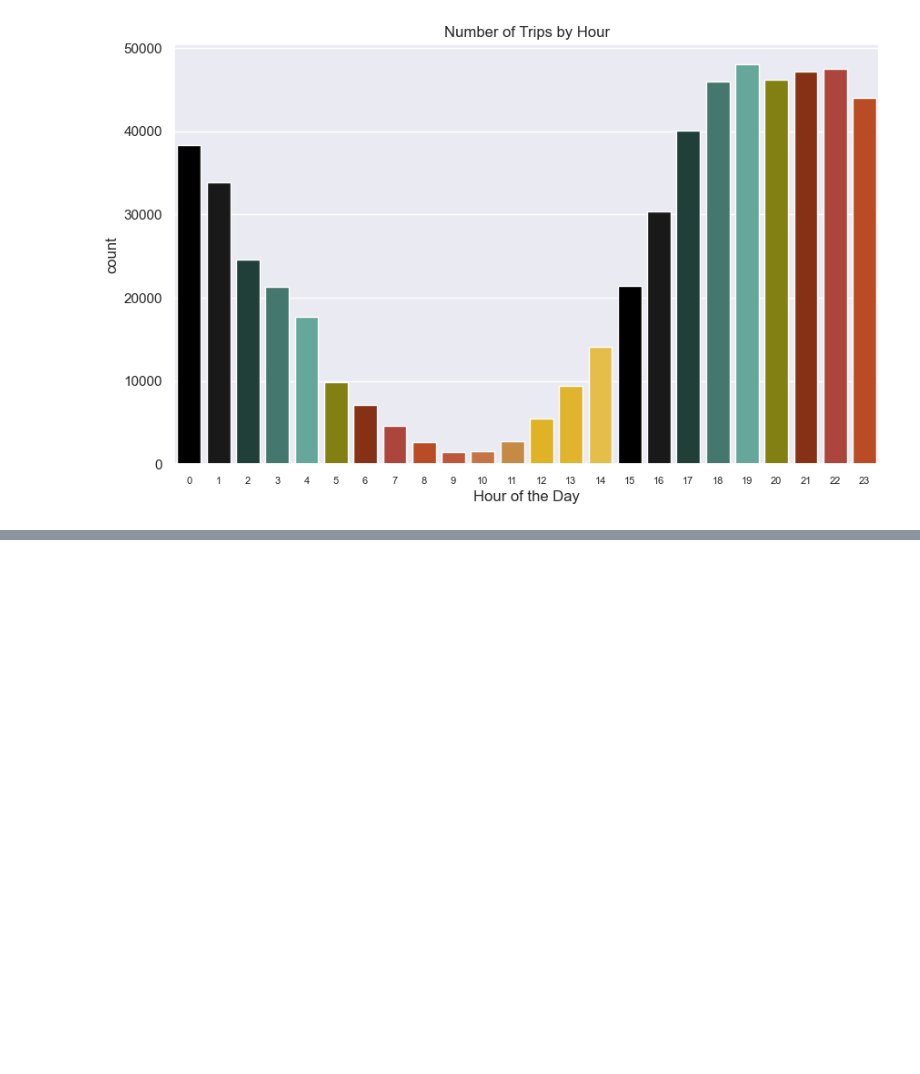
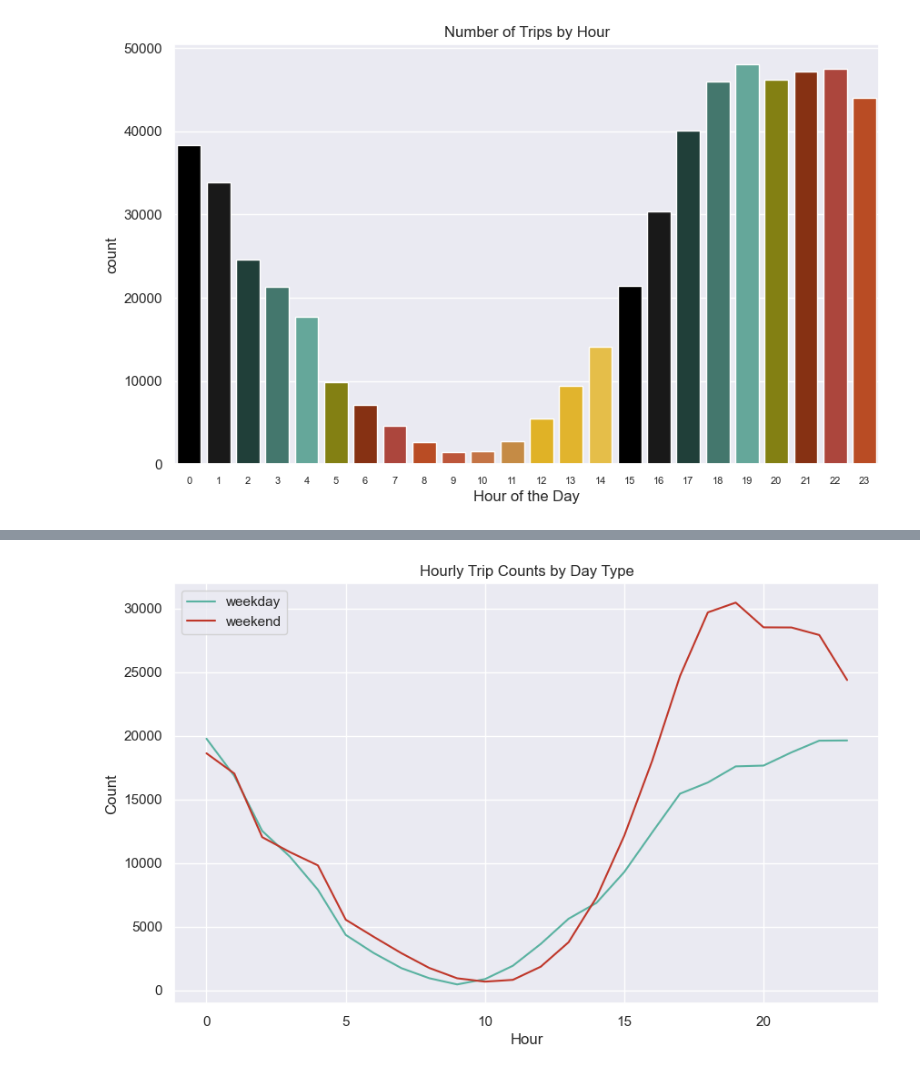
Before and after one commit to NSS-Data-Analytics-Cohort-8/scooter-partner1-yo_dawg_i_heard_you_liked_queries, a Jupyter notebook: notebooks/scooters.ipynb, the cells around one changed output, grey strips where cells are left out. Drawn from its saved outputs; the diff is of its cells as text; code cells hidden in the pictures; blank space fills up the shorter version.

Commit message:
finished up graphs, working on canva

```diff
--- a/notebooks/scooters.ipynb
+++ b/notebooks/scooters.ipynb
@@ -1070,0 +1108,34 @@ plt.show()
+# %%
+line_palette = ["#5AB2A1"]
+line_palette2 = ["#BF372A"]
+# %%
+query = '''
+SELECT
+  CASE
+    WHEN DATE_PART('dow', pubtimestamp) IN (1, 2, 3, 4) THEN 'weekday'
+    ELSE 'weekend'
+  END as day_type,
+  EXTRACT(HOUR FROM pubtimestamp) AS hour,
+  COUNT(*) AS count
+FROM trips
+GROUP BY day_type, hour
+ORDER BY day_type, hour
+'''
+hourly_counts = pd.read_sql(query, con=engine)
+
+sns.lineplot(data=hourly_counts[hourly_counts['day_type'] == 'weekday'], x='hour', y='count', hue='day_type', palette=line_palette)
+# plot weekend hourly counts
+sns.lineplot(data=hourly_counts[hourly_counts['day_type'] == 'weekend'], x='hour', y='count', hue='day_type', palette=line_palette2)
+
+# set plot title and axis labels
+plt.title('Hourly Trip Counts by Day Type')
+plt.xlabel('Hour')
+plt.ylabel('Count')
+
+# display legend
+plt.legend()
+
+# show plot
+plt.show()
+# %% [output]
+[figure, added]
```
Also changed, not shown: parts of 4 cells of this notebook.
